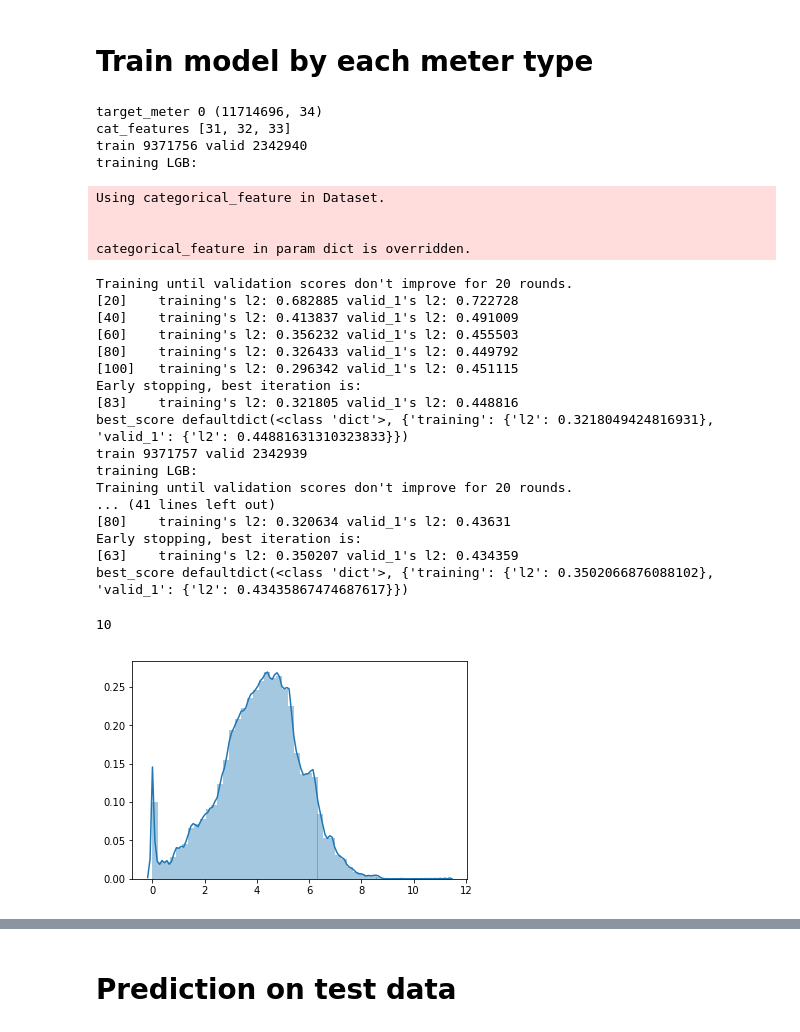
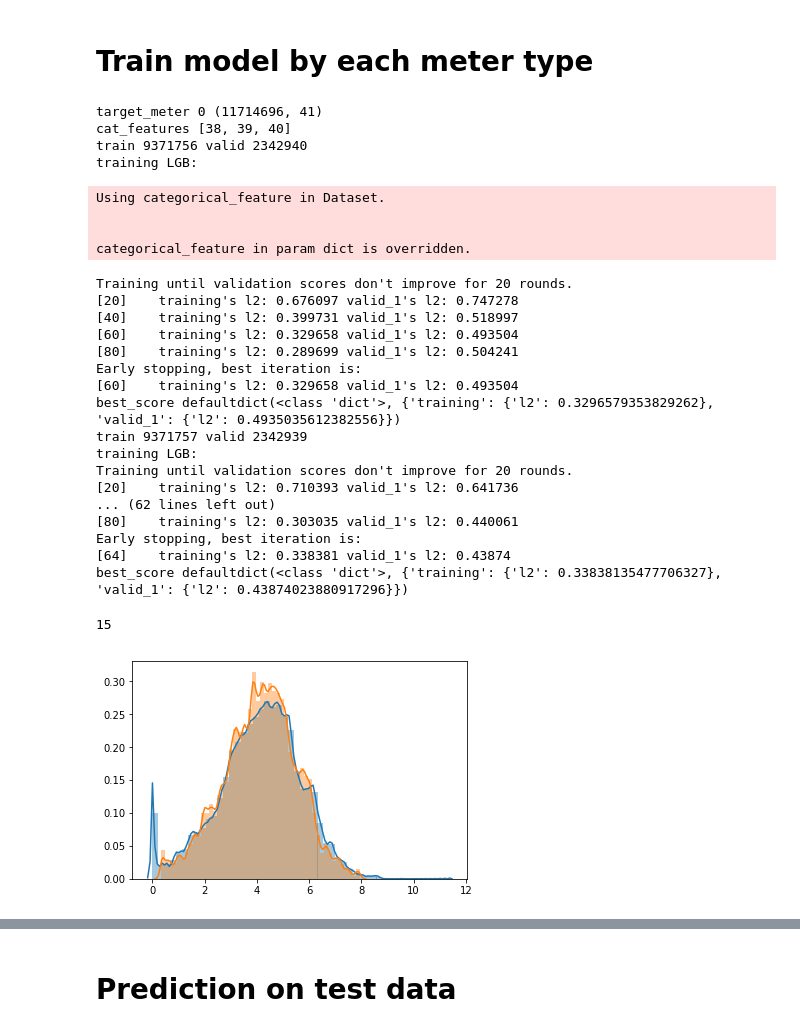
Before and after one commit to OleksiiYeromenko/ashrae-energy-prediction, a Jupyter notebook: models/ashrae-training-lgbm-by-meter-type.ipynb, the cells around one changed output, grey strips where cells are left out. Cells and saved outputs as stored; diff of their text form; code cells hidden in the pictures.

Commit message:
add weather predictors from NASA

```diff
--- a/models/ashrae-training-lgbm-by-meter-type.ipynb
+++ b/models/ashrae-training-lgbm-by-meter-type.ipynb
@@ -112,3 +132,11 @@ train_df['timestamp'] = pd.to_datetime(train_df['timestamp'])
 #test_df['timestamp'] = pd.to_datetime(test_df['timestamp'])
 weather_train_df['timestamp'] = pd.to_datetime(weather_train_df['timestamp'])
 #weather_test_df['timestamp'] = pd.to_datetime(weather_test_df['timestamp'])
+# %%
+nasa_weather_df.rename(columns={'Date':'date'}, inplace=True)
+# %%
+nasa_weather_df['date']=pd.to_datetime(nasa_weather_df['date']).dt.date
+weather_train_df['date'] = weather_train_df['timestamp'].dt.date
+# %%
+weather_train_df=weather_train_df.merge(nasa_weather_df, on=['site_id', 'date'], how='left')
+weather_train_df.drop(columns='date',inplace=True)
@@ -442,7 +501,11 @@ feature_cols = ['square_feet', 'year_built'] + [
     'air_temperature_min_lag3', 'cloud_coverage_mean_lag3',
     'dew_temperature_mean_lag3',
     'precip_depth_1_hr_mean_lag3', 'sea_level_pressure_mean_lag3',
-    'wind_direction_mean_lag3', 'wind_speed_mean_lag3']
+    'wind_direction_mean_lag3', 'wind_speed_mean_lag3'] + [
+    'ALLSKY_SFC_LW_DWN',
+    'ALLSKY_SFC_SW_DWN', 'ALLSKY_TOA_SW_DWN', 'CDD0', 'CDD10',
+    #'CLRSKY_SFC_SW_DWN',
+    'HDD18_3', 'T2M']
 # %%
 def create_X_y(train_df, target_meter):
     target_train_df = train_df[train_df['meter'] == target_meter]
@@ -526,48 +589,49 @@ models0 = []
 for train_idx, valid_idx in kf.split(X_train, y_train):
     train_data = X_train.iloc[train_idx,:], y_train[train_idx]
     valid_data = X_train.iloc[valid_idx,:], y_train[valid_idx]
 
     print('train', len(train_idx), 'valid', len(valid_idx))
 #     model, y_pred_valid, log = fit_cb(train_data, valid_data, cat_features=cat_features, devices=[0,])
     model, y_pred_valid, log = fit_lgbm(train_data, valid_data, cat_features=category_cols,
                                         num_rounds=1000, lr=0.05, bf=0.7)
     y_valid_pred_total[valid_idx] = y_pred_valid
     models0.append(model)
     gc.collect()
     if debug:
         break
 
 sns.distplot(y_train)
+sns.distplot(y_pred_valid)
 del X_train, y_train
 gc.collect()
 # %% [output]
-target_meter 0 (11714696, 34)
-cat_features [31, 32, 33]
+target_meter 0 (11714696, 41)
+cat_features [38, 39, 40]
 train 9371756 valid 2342940
 training LGB:
 Using categorical_feature in Dataset.
 
 
 categorical_feature in param dict is overridden.
 Training until validation scores don't improve for 20 rounds.
-[20]    training's l2: 0.682885 valid_1's l2: 0.722728
-[40]    training's l2: 0.413837 valid_1's l2: 0.491009
-[60]    training's l2: 0.356232 valid_1's l2: 0.455503
-[80]    training's l2: 0.326433 valid_1's l2: 0.449792
-[100]   training's l2: 0.296342 valid_1's l2: 0.451115
+[20]    training's l2: 0.676097 valid_1's l2: 0.747278
+[40]    training's l2: 0.399731 valid_1's l2: 0.518997
+[60]    training's l2: 0.329658 valid_1's l2: 0.493504
+[80]    training's l2: 0.289699 valid_1's l2: 0.504241
 Early stopping, best iteration is:
-[83]    training's l2: 0.321805 valid_1's l2: 0.448816
-best_score defaultdict(<class 'dict'>, {'training': {'l2': 0.3218049424816931}, 'valid_1': {'l2': 0.44881631310323833}})
+[60]    training's l2: 0.329658 valid_1's l2: 0.493504
+best_score defaultdict(<class 'dict'>, {'training': {'l2': 0.3296579353829262}, 'valid_1': {'l2': 0.4935035612382556}})
 train 9371757 valid 2342939
 training LGB:
 Training until validation scores don't improve for 20 rounds.
-... (41 lines left out)
-[80]    training's l2: 0.320634 valid_1's l2: 0.43631
+[20]    training's l2: 0.710393 valid_1's l2: 0.641736
+... (62 lines left out)
+[80]    training's l2: 0.303035 valid_1's l2: 0.440061
 Early stopping, best iteration is:
-[63]    training's l2: 0.350207 valid_1's l2: 0.434359
-best_score defaultdict(<class 'dict'>, {'training': {'l2': 0.3502066876088102}, 'valid_1': {'l2': 0.43435867474687617}})
+[64]    training's l2: 0.338381 valid_1's l2: 0.43874
+best_score defaultdict(<class 'dict'>, {'training': {'l2': 0.33838135477706327}, 'valid_1': {'l2': 0.43874023880917296}})
-10
+15
-[figure, old version]
+[figure, new version]
 # %%
 def plot_feature_importance(model):
     importance_df = pd.DataFrame(model.feature_importance(),
```
Also changed, not shown: parts of 24 cells of this notebook, 3 other files.
